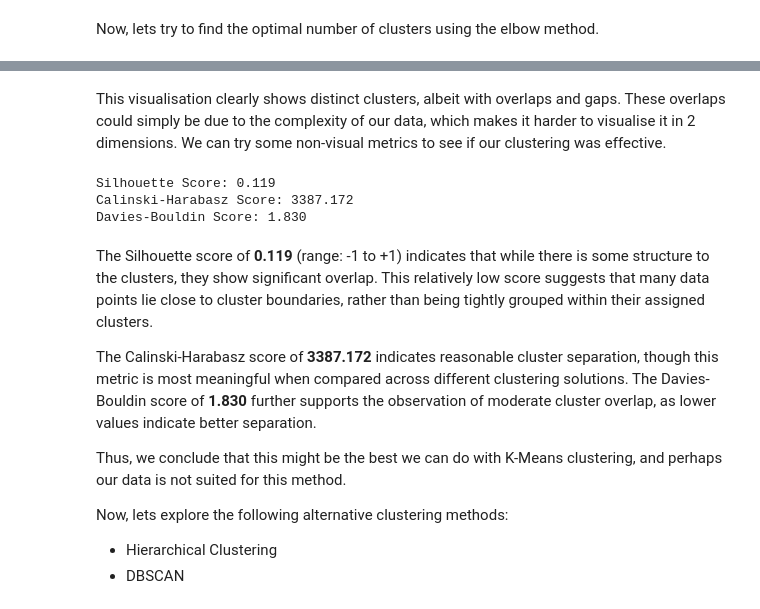
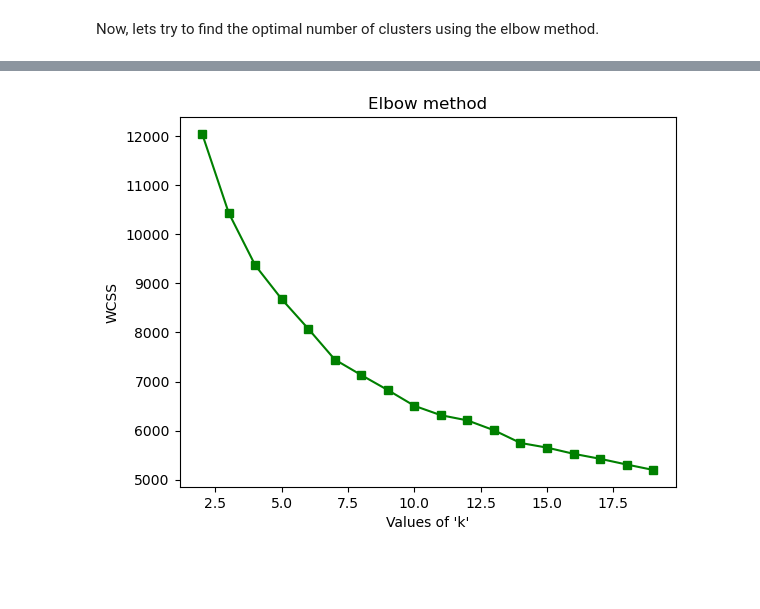
Before and after one commit to ty4g1/music_mood_classifier, a Jupyter notebook: music_clustering.ipynb, the cells around one changed output, grey strips where cells are left out. Cells and saved outputs as stored; diff of their text form; code cells hidden in the pictures; blank space fills up the shorter version.

```diff
--- a/music_clustering.ipynb
+++ b/music_clustering.ipynb
@@ -255,25 +167,8 @@ plt.tight_layout()
-# %% [markdown]
-This visualisation clearly shows distinct clusters, albeit with overlaps and gaps. These overlaps could simply be due to the complexity of our data, which makes it harder to visualise it in 2 dimensions. We can try some non-visual metrics to see if our clustering was effective.
-# %%
-# Calculate all three metrics
-silhouette = silhouette_score(X, kmeans.labels_)
-ch_score = calinski_harabasz_score(X, kmeans.labels_)
-db_score = davies_bouldin_score(X, kmeans.labels_)
-
-print(f"Silhouette Score: {silhouette:.3f}")
-print(f"Calinski-Harabasz Score: {ch_score:.3f}")
-print(f"Davies-Bouldin Score: {db_score:.3f}")
-# %% [output]
-Silhouette Score: 0.119
-Calinski-Harabasz Score: 3387.172
-Davies-Bouldin Score: 1.830
-# %% [markdown]
-The Silhouette score of **0.119** (range: -1 to +1) indicates that while there is some structure to the clusters, they show significant overlap. This relatively low score suggests that many data points lie close to cluster boundaries, rather than being tightly grouped within their assigned clusters.
-
-The Calinski-Harabasz score of **3387.172** indicates reasonable cluster separation, though this metric is most meaningful when compared across different clustering solutions. The Davies-Bouldin score of **1.830** further supports the observation of moderate cluster overlap, as lower values indicate better separation.
-
-Thus, we conclude that this might be the best we can do with K-Means clustering, and perhaps our data is not suited for this method.
-
-Now, lets explore the following alternative clustering methods:
-- Hierarchical Clustering
-- DBSCAN
+# %%
+plt.plot(wcss.keys(), wcss.values(), 'gs-')
+plt.xlabel("Values of 'k'")
+plt.ylabel('WCSS')
+plt.title('Elbow method')
+plt.show()
+# %% [output]
+[figure, added]
```
Also changed, not shown: parts of 38 cells of this notebook.
